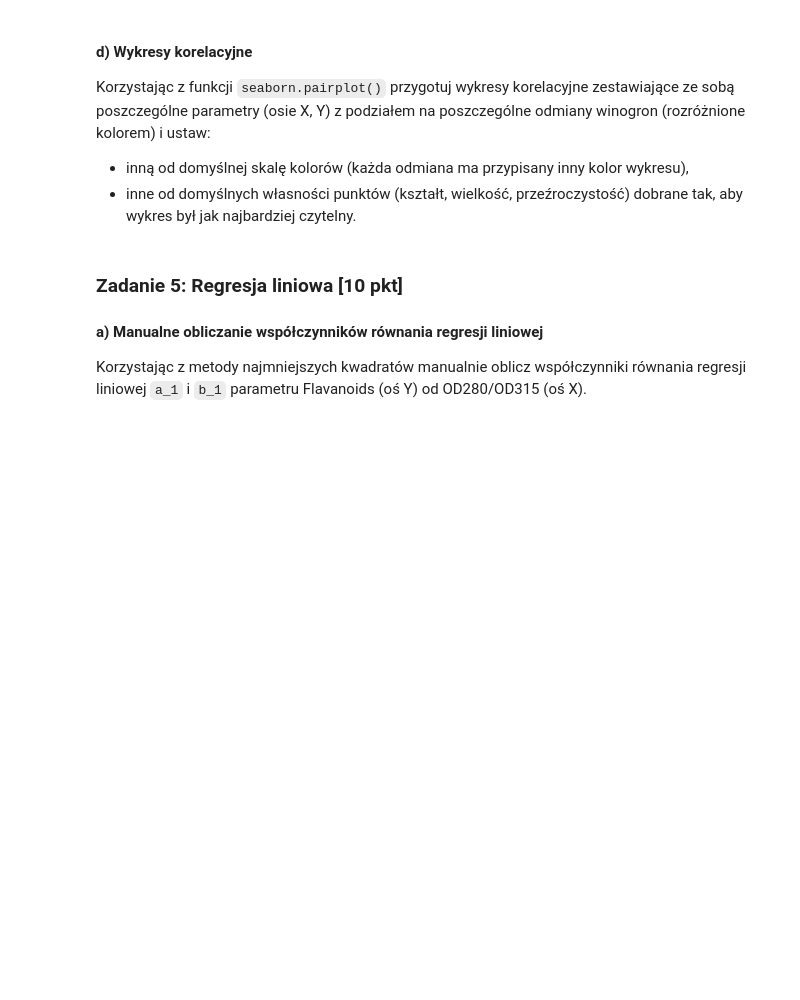
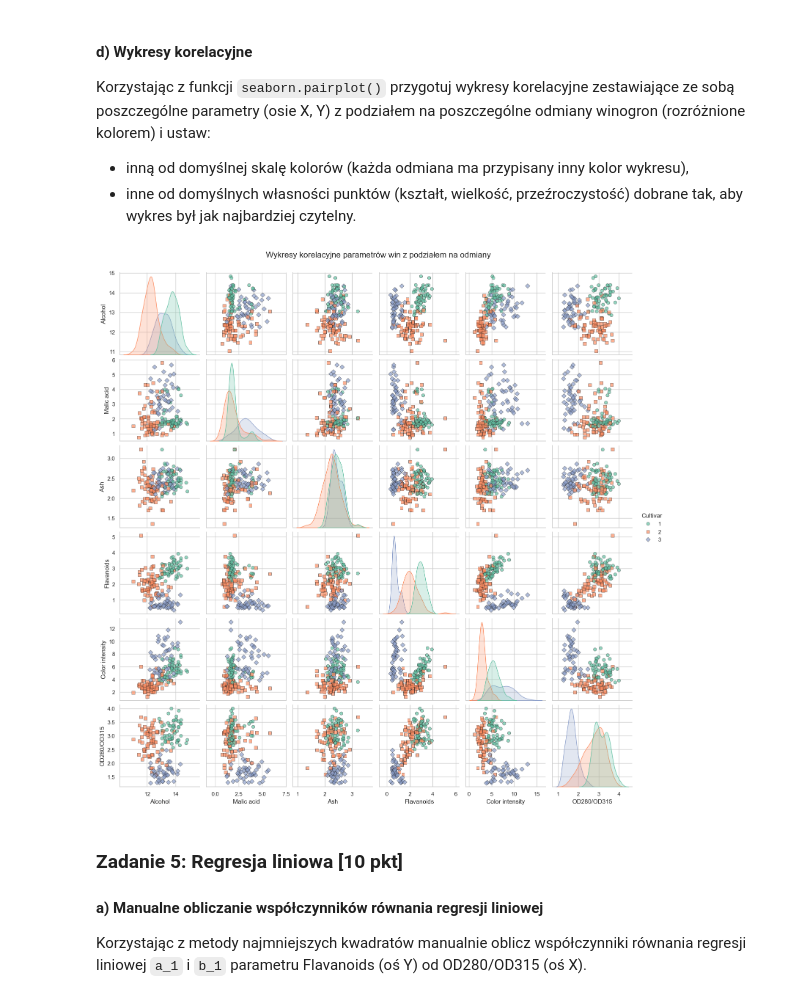
Before and after one commit to grupStat/proj4, a Jupyter notebook: ZZ04.ipynb, the cells around one changed output. Saved outputs shown, nothing was run; the diff lists cells and outputs as text; code cells hidden in the pictures; blank space fills up the shorter version.

```diff
--- a/ZZ04.ipynb
+++ b/ZZ04.ipynb
@@ -262,8 +308,20 @@ Korzystając z funkcji `seaborn.pairplot()` przygotuj wykresy korelacyjne zestaw
  - inną od domyślnej skalę kolorów (każda odmiana ma przypisany inny kolor wykresu),
  - inne od domyślnych własności punktów (kształt, wielkość, przeźroczystość) dobrane tak, aby wykres był jak najbardziej czytelny.
 # %%
-# YOUR CODE HERE
-raise NotImplementedError()
+sns.set(style="whitegrid")
+
+pairplot = sns.pairplot(
+    data,
+    hue="Cultivar",
+    palette="Set2",
+    markers=["o", "s", "D"],
+    plot_kws={"alpha": 0.7, "s": 40, "edgecolor": "k"}
+)
+
+pairplot.fig.suptitle("Wykresy korelacyjne parametrów win z podziałem na odmiany", y=1.02, fontsize=16)
+plt.show()
+# %% [output]
+[figure, added]
 # %% [markdown]
 ### Zadanie 5: Regresja liniowa [10 pkt]
 
```
Also changed, not shown: parts of 7 cells of this notebook.
